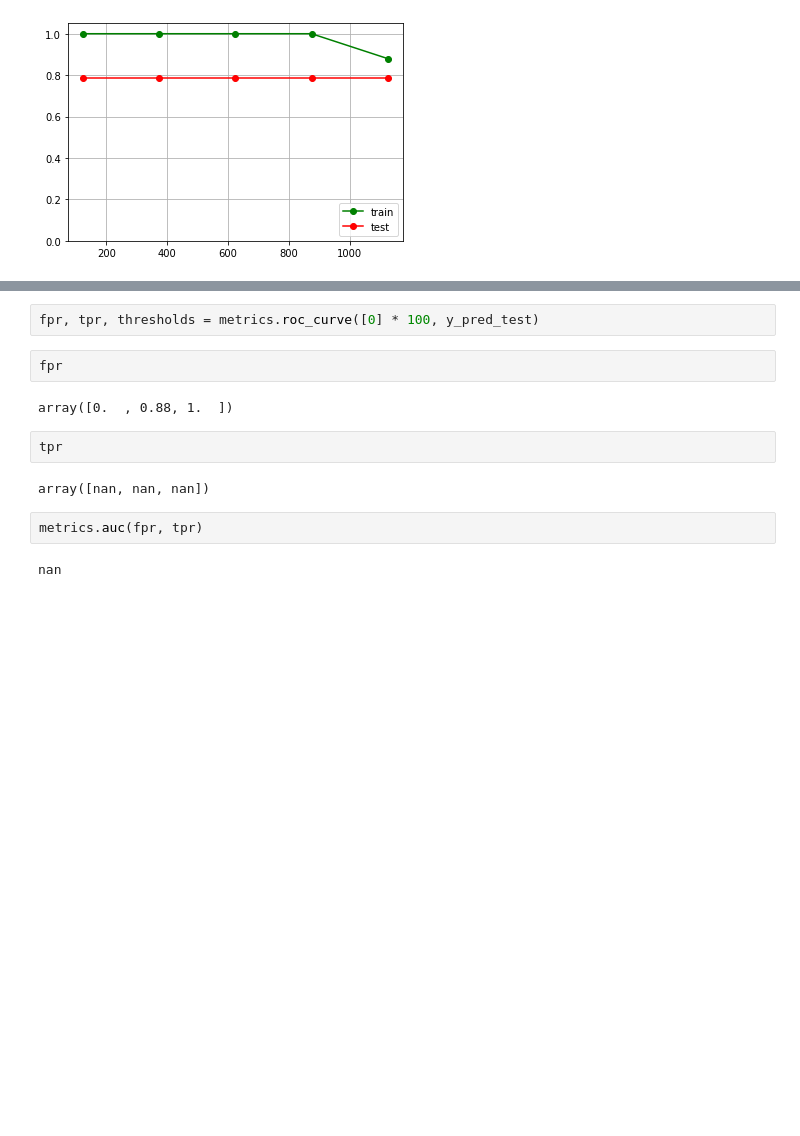
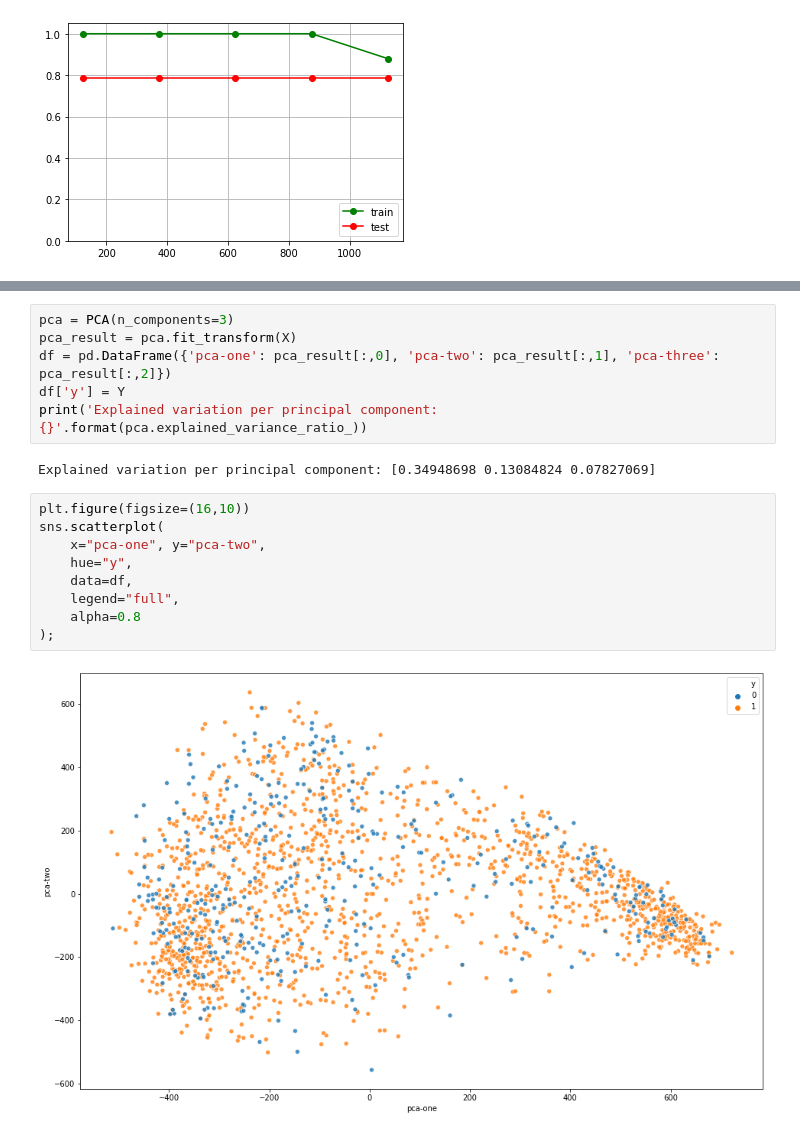
Before and after one commit to Chelovek760/dcase, a Jupyter notebook: Untitled.ipynb, the cells around one changed output, grey strips where cells are left out. Saved outputs shown, nothing was run; the diff lists cells and outputs as text; blank space fills up the shorter version.

```diff
--- a/Untitled.ipynb
+++ b/Untitled.ipynb
@@ -61,14 +43,19 @@ array([ 1,  1,  1,  1, -1, -1, -1,  1,  1,  1,  1,  1, -1,  1,  1,  1,  1,
-# %%
-fpr, tpr, thresholds = metrics.roc_curve([0] * 100, y_pred_test)
-# %%
-fpr
-# %% [output]
-array([0.  , 0.88, 1.  ])
-# %%
-tpr
-# %% [output]
-array([nan, nan, nan])
-# %%
-metrics.auc(fpr, tpr)
-# %% [output]
-nan
+# %%
+pca = PCA(n_components=3)
+pca_result = pca.fit_transform(X)
+df = pd.DataFrame({'pca-one': pca_result[:,0], 'pca-two': pca_result[:,1], 'pca-three': pca_result[:,2]})
+df['y'] = Y
+print('Explained variation per principal component: {}'.format(pca.explained_variance_ratio_))
+# %% [output]
+Explained variation per principal component: [0.34948698 0.13084824 0.07827069]
+# %%
+plt.figure(figsize=(16,10))
+sns.scatterplot(
+    x="pca-one", y="pca-two",
+    hue="y",
+    data=df,
+    legend="full",
+    alpha=0.8
+);
+# %% [output]
+[figure, added]
```
Also changed, not shown: parts of 11 cells of this notebook, 1 other file.
